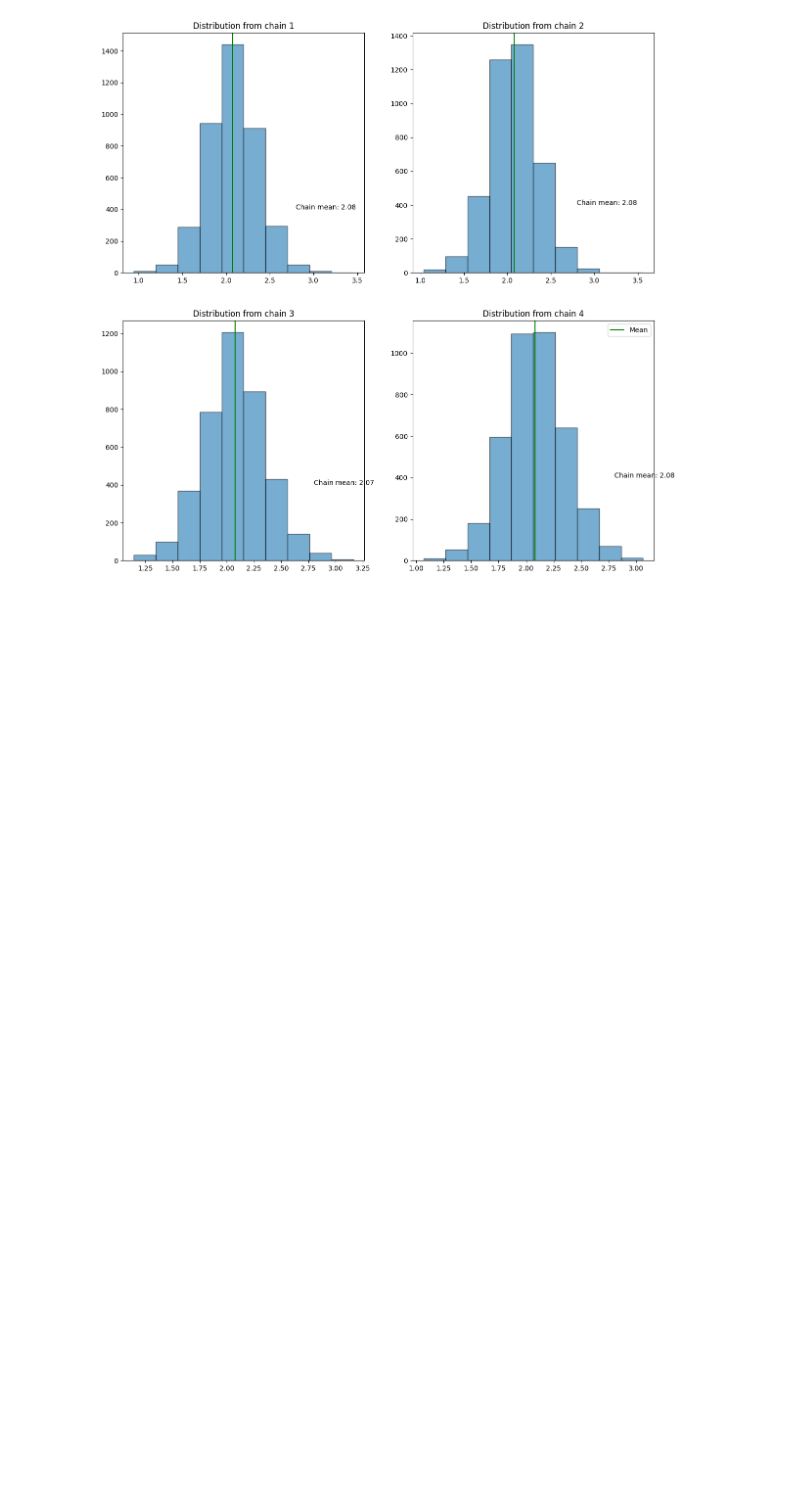
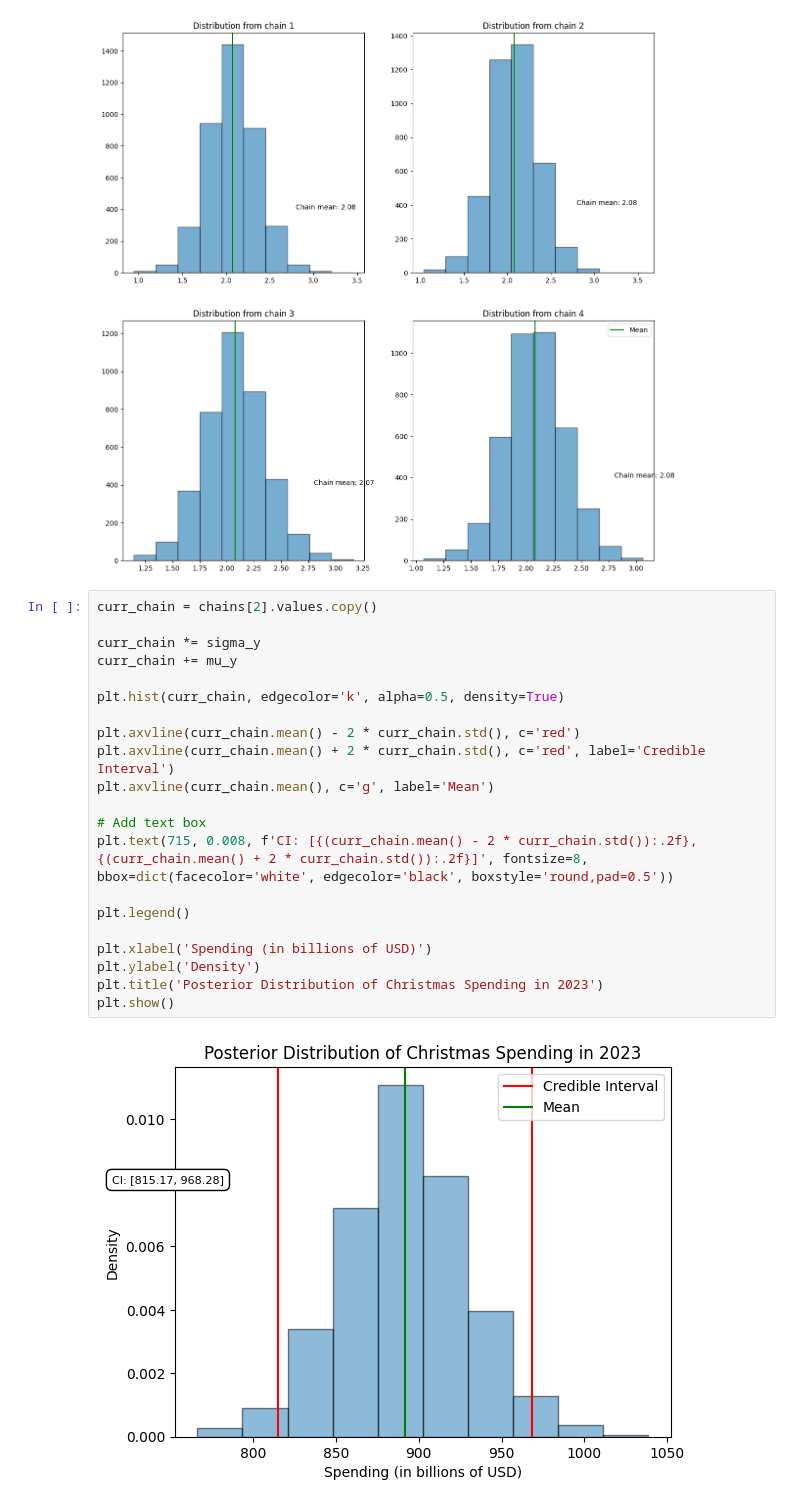
Before and after one commit to njd87/statarchive, a Jupyter notebook: christmas/Model.ipynb, the cells around one changed output. Drawn from its saved outputs; the diff is of its cells as text; blank space fills up the shorter version.

```diff
--- a/christmas/Model.ipynb
+++ b/christmas/Model.ipynb
@@ -408,3 +408,26 @@ plt.legend()
 plt.show()
 # %% [output]
 [figure]
+# %%
+curr_chain = chains[2].values.copy()
+
+curr_chain *= sigma_y
+curr_chain += mu_y
+
+plt.hist(curr_chain, edgecolor='k', alpha=0.5, density=True)
+
+plt.axvline(curr_chain.mean() - 2 * curr_chain.std(), c='red')
+plt.axvline(curr_chain.mean() + 2 * curr_chain.std(), c='red', label='Credible Interval')
+plt.axvline(curr_chain.mean(), c='g', label='Mean')
+
+# Add text box
+plt.text(715, 0.008, f'CI: [{(curr_chain.mean() - 2 * curr_chain.std()):.2f}, {(curr_chain.mean() + 2 * curr_chain.std()):.2f}]', fontsize=8, bbox=dict(facecolor='white', edgecolor='black', boxstyle='round,pad=0.5'))
+
+plt.legend()
+
+plt.xlabel('Spending (in billions of USD)')
+plt.ylabel('Density')
+plt.title('Posterior Distribution of Christmas Spending in 2023')
+plt.show()
+# %% [output]
+[figure, added]
```
